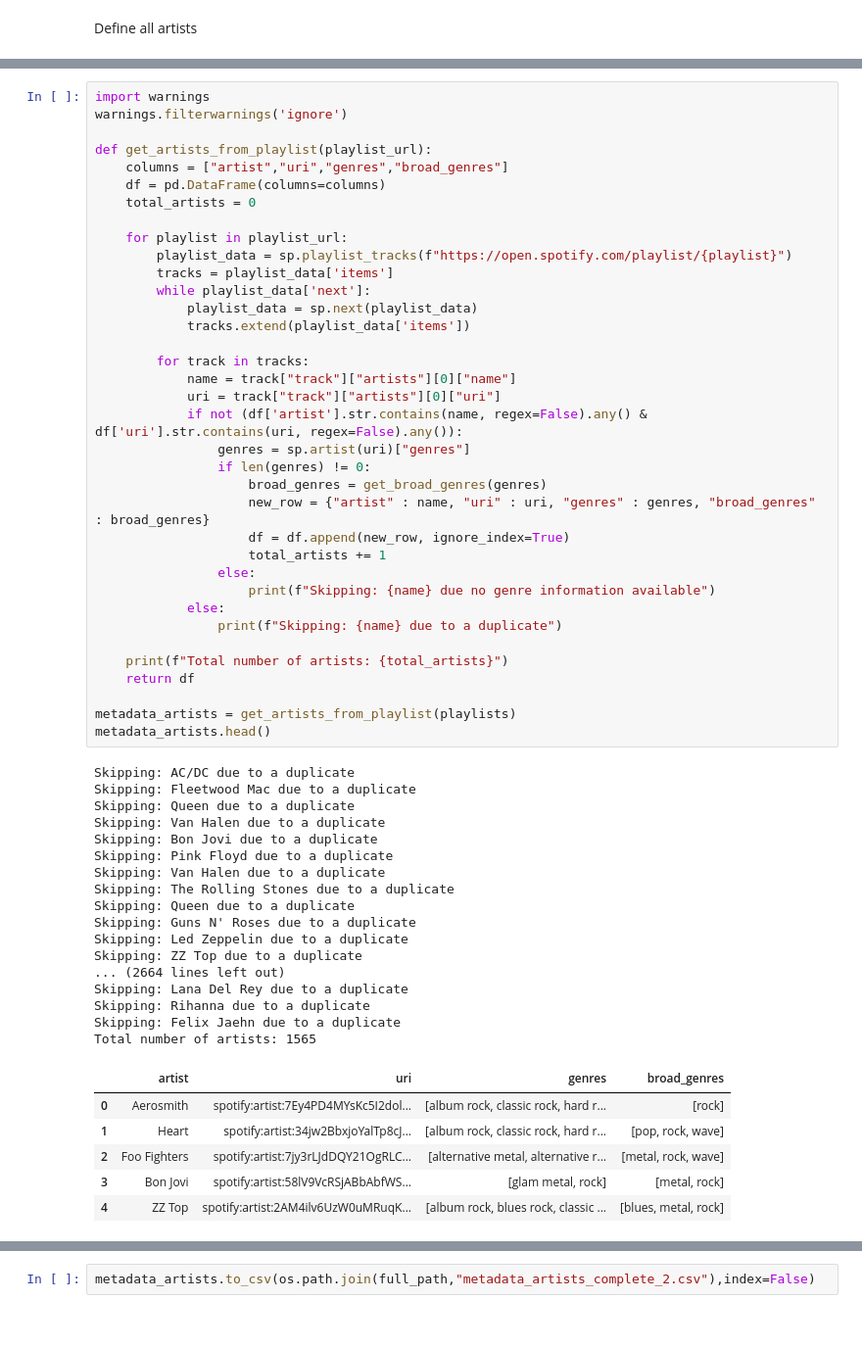
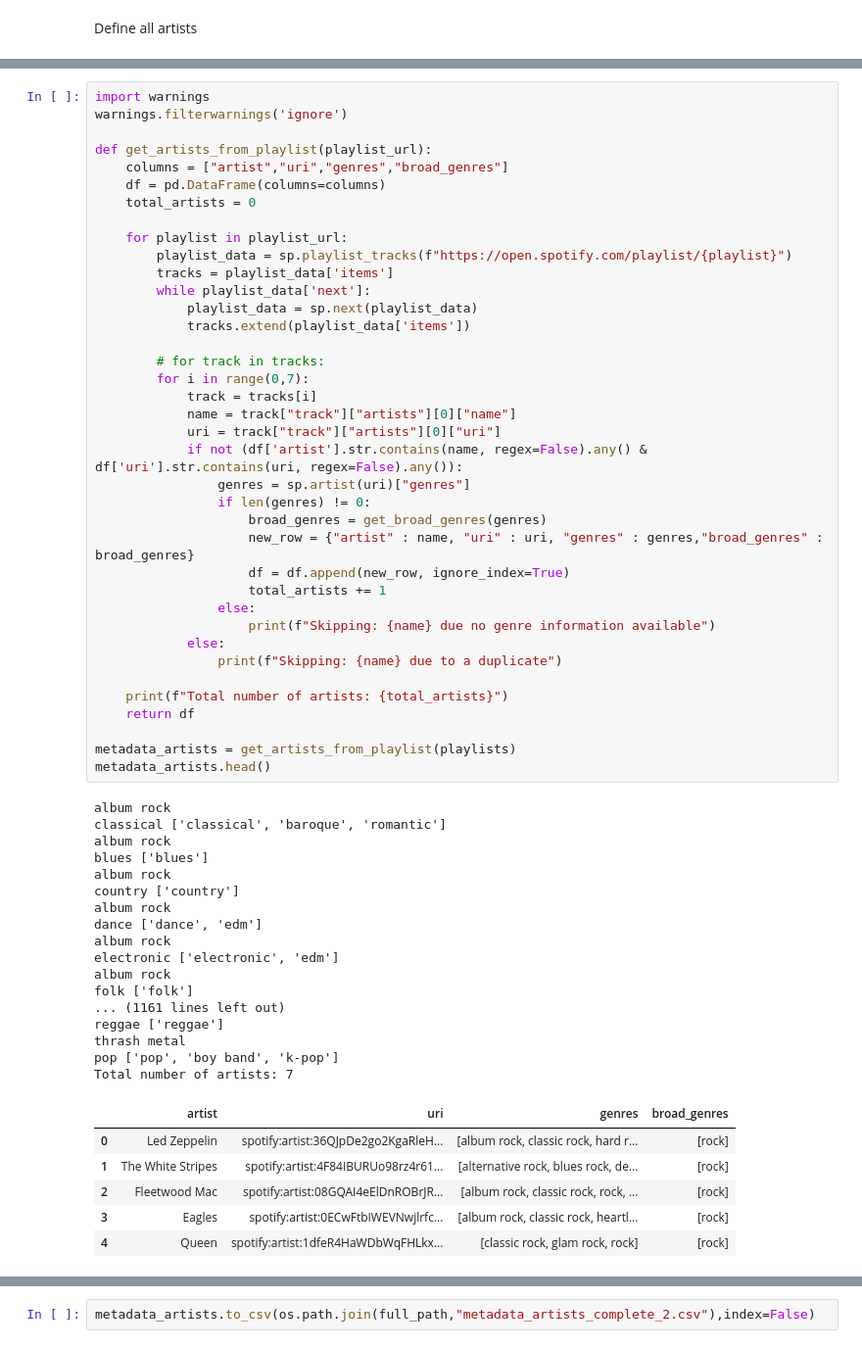
Before and after one commit to JWL16038/Music-Classification, a Jupyter notebook: Notebooks/Spotify scraper.ipynb, the cells around one changed output, grey strips where cells are left out. Shown at 98% size. Drawn from its saved outputs; the diff is of its cells as text.

```diff
--- a/Notebooks/Spotify scraper.ipynb
+++ b/Notebooks/Spotify scraper.ipynb
@@ -157,57 +112,59 @@ def get_artists_from_playlist(playlist_url):
     df = pd.DataFrame(columns=columns)
     total_artists = 0
 
     for playlist in playlist_url:
         playlist_data = sp.playlist_tracks(f"https://open.spotify.com/playlist/{playlist}")
         tracks = playlist_data['items']
         while playlist_data['next']:
             playlist_data = sp.next(playlist_data)
             tracks.extend(playlist_data['items'])
 
-        for track in tracks:
+        # for track in tracks:
+        for i in range(0,7):
+            track = tracks[i]
             name = track["track"]["artists"][0]["name"]
             uri = track["track"]["artists"][0]["uri"]
             if not (df['artist'].str.contains(name, regex=False).any() & df['uri'].str.contains(uri, regex=False).any()):
                 genres = sp.artist(uri)["genres"]
                 if len(genres) != 0:
                     broad_genres = get_broad_genres(genres)
-                    new_row = {"artist" : name, "uri" : uri, "genres" : genres, "broad_genres" : broad_genres}
+                    new_row = {"artist" : name, "uri" : uri, "genres" : genres,"broad_genres" : broad_genres}
                     df = df.append(new_row, ignore_index=True)
                     total_artists += 1
                 else:
                     print(f"Skipping: {name} due no genre information available")
             else:
                 print(f"Skipping: {name} due to a duplicate")
 
     print(f"Total number of artists: {total_artists}")
     return df
 
 metadata_artists = get_artists_from_playlist(playlists)
 metadata_artists.head()
 # %% [output]
-Skipping: AC/DC due to a duplicate
-Skipping: Fleetwood Mac due to a duplicate
-Skipping: Queen due to a duplicate
-Skipping: Van Halen due to a duplicate
-Skipping: Bon Jovi due to a duplicate
-Skipping: Pink Floyd due to a duplicate
-Skipping: Van Halen due to a duplicate
-Skipping: The Rolling Stones due to a duplicate
-Skipping: Queen due to a duplicate
-Skipping: Guns N' Roses due to a duplicate
-Skipping: Led Zeppelin due to a duplicate
-Skipping: ZZ Top due to a duplicate
-... (2664 lines left out)
-Skipping: Lana Del Rey due to a duplicate
-Skipping: Rihanna due to a duplicate
-Skipping: Felix Jaehn due to a duplicate
-Total number of artists: 1565
+album rock
+classical ['classical', 'baroque', 'romantic']
+album rock
+blues ['blues']
+album rock
+country ['country']
+album rock
+dance ['dance', 'edm']
+album rock
+electronic ['electronic', 'edm']
+album rock
+folk ['folk']
+... (1161 lines left out)
+reggae ['reggae']
+thrash metal
+pop ['pop', 'boy band', 'k-pop']
+Total number of artists: 7
 |  | artist | uri | genres | broad_genres |
-| 0 | Aerosmith | spotify:artist:7Ey4PD4MYsKc5I2dol... | [album rock, classic rock, hard r... | [rock] |
-| 1 | Heart | spotify:artist:34jw2BbxjoYalTp8cJ... | [album rock, classic rock, hard r... | [pop, rock, wave] |
-| 2 | Foo Fighters | spotify:artist:7jy3rLJdDQY21OgRLC... | [alternative metal, alternative r... | [metal, rock, wave] |
-| 3 | Bon Jovi | spotify:artist:58lV9VcRSjABbAbfWS... | [glam metal, rock] | [metal, rock] |
-| 4 | ZZ Top | spotify:artist:2AM4ilv6UzW0uMRuqK... | [album rock, blues rock, classic ... | [blues, metal, rock] |
+| 0 | Led Zeppelin | spotify:artist:36QJpDe2go2KgaRleH... | [album rock, classic rock, hard r... | [rock] |
+| 1 | The White Stripes | spotify:artist:4F84IBURUo98rz4r61... | [alternative rock, blues rock, de... | [rock] |
+| 2 | Fleetwood Mac | spotify:artist:08GQAI4eElDnROBrJR... | [album rock, classic rock, rock, ... | [rock] |
+| 3 | Eagles | spotify:artist:0ECwFtbIWEVNwjlrfc... | [album rock, classic rock, heartl... | [rock] |
+| 4 | Queen | spotify:artist:1dfeR4HaWDbWqFHLkx... | [classic rock, glam rock, rock] | [rock] |
 # %%
 genre_count
 # %% [output]
```
Also changed, not shown: parts of 3 cells of this notebook.
